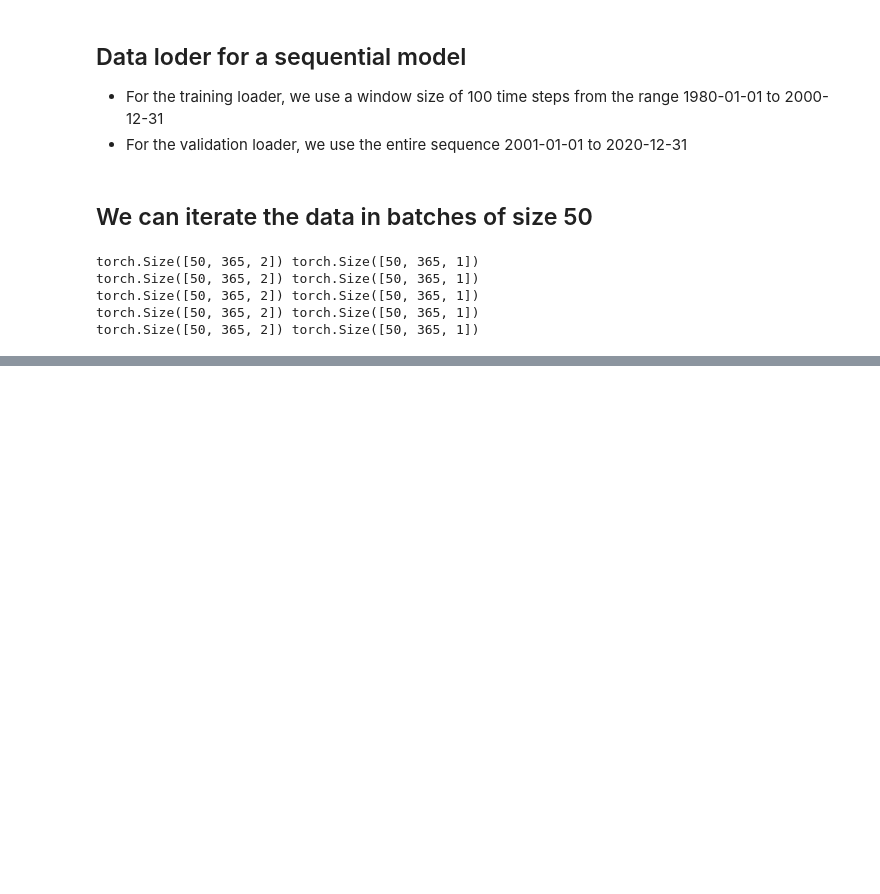
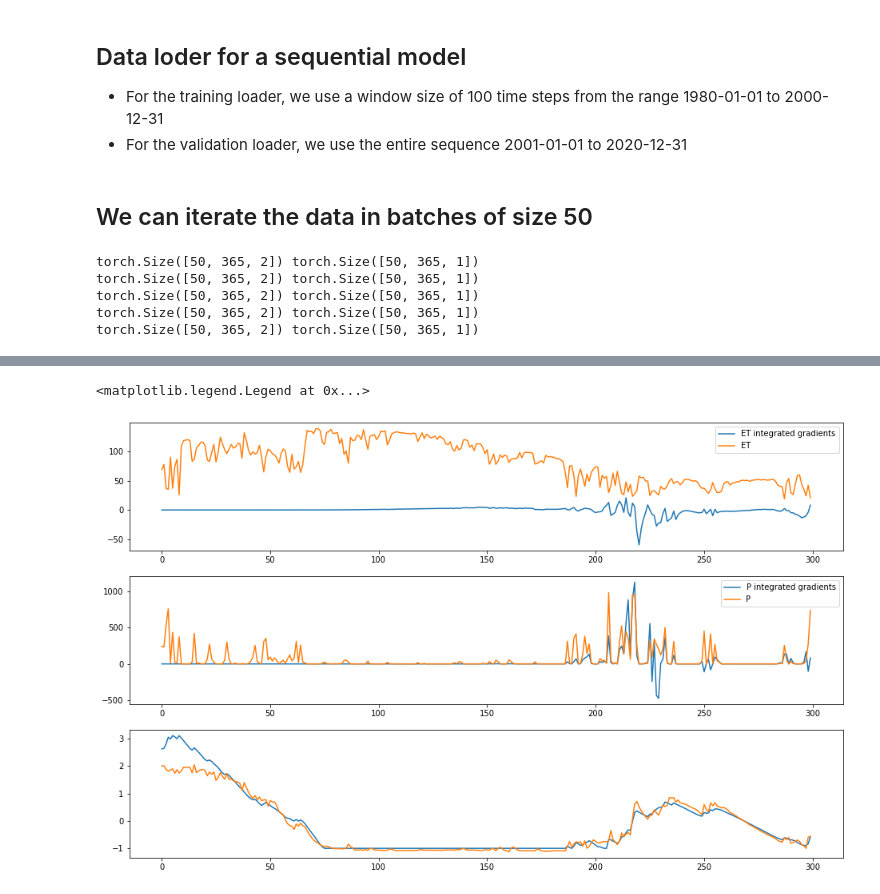
Before and after one commit to pinplex/Hackathon-Attribution, a Jupyter notebook: pytorch_utils/train_sm_model.ipynb, the cells around one changed output, grey strips where cells are left out. Drawn from its saved outputs; the diff is of its cells as text; code cells hidden in the pictures; blank space fills up the shorter version.

```diff
--- a/pytorch_utils/train_sm_model.ipynb
+++ b/pytorch_utils/train_sm_model.ipynb
@@ -175,0 +196,28 @@ plt.plot(y[0, :, 0].detach().numpy())
+# %%
+batch_x_bl = torch.zeros_like(batch_x)
+batch_x_bl[:, :, 0] = valid_loader.dataset.norm_np(batch_x_bl[:, :, 0], 'et')
+batch_x_bl[:, :, 1] = valid_loader.dataset.norm_np(batch_x_bl[:, :, 1], 'tp')
+# %%
+intgrds = compute_integrated_gradient(batch_x, batch_x_bl, model)
+# %%
+it, mn = intgrds
+# %%
+batch_x_denorm = valid_loader.dataset.denorm_np(batch_x, 'sm')
+# %%
+r = slice(-1000, -700)
+
+fig, axes = plt.subplots(3, 1, figsize=(16, 10))
+axes[0].plot(it[0, r, 0] * 1000, label='ET integrated gradients')
+axes[0].plot(batch_x_denorm[0, r, 0], label='ET')
+
+axes[1].plot(it[0, r, 1] * 5000, label='P integrated gradients')
+axes[1].plot(batch_x_denorm[0, r, 1], label='P')
+
+axes[2].plot(batch_y[0, r, 0])
+axes[2].plot(batch_y_hat[0, r, 0].detach().numpy())
+
+axes[0].legend()
+axes[1].legend()
+# %% [output]
+<matplotlib.legend.Legend at 0x...>
+[figure, added]
```
Also changed, not shown: parts of 11 cells of this notebook.
